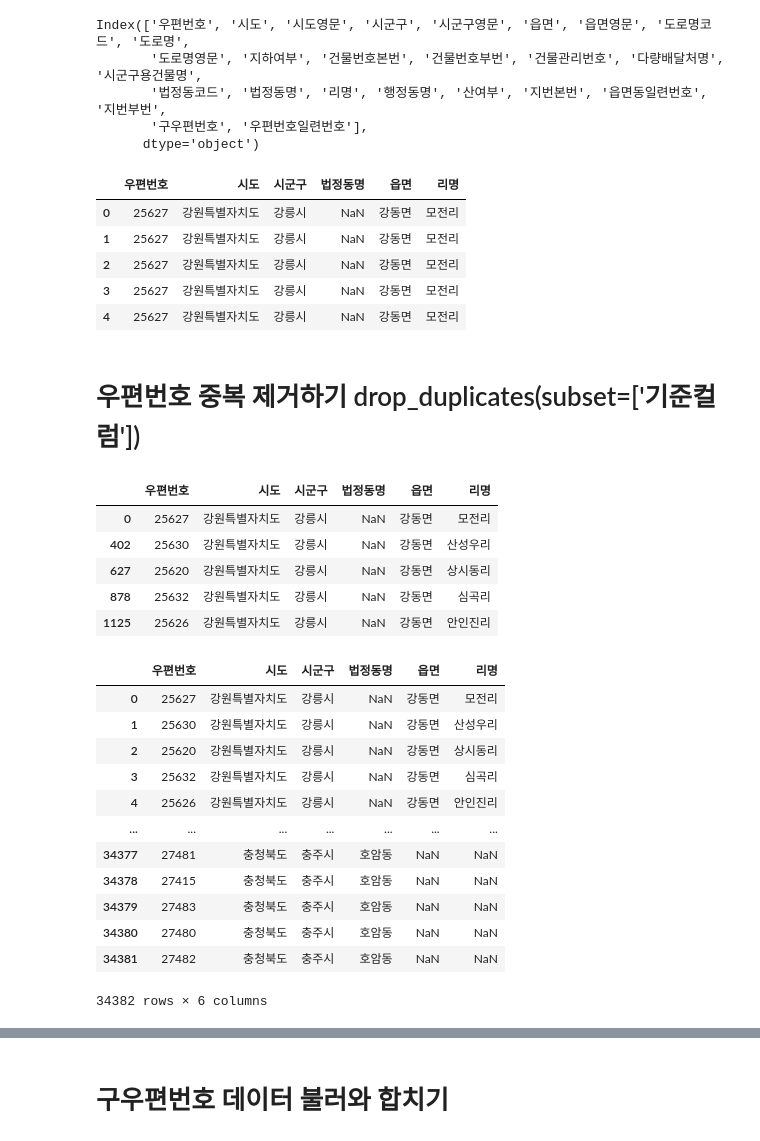
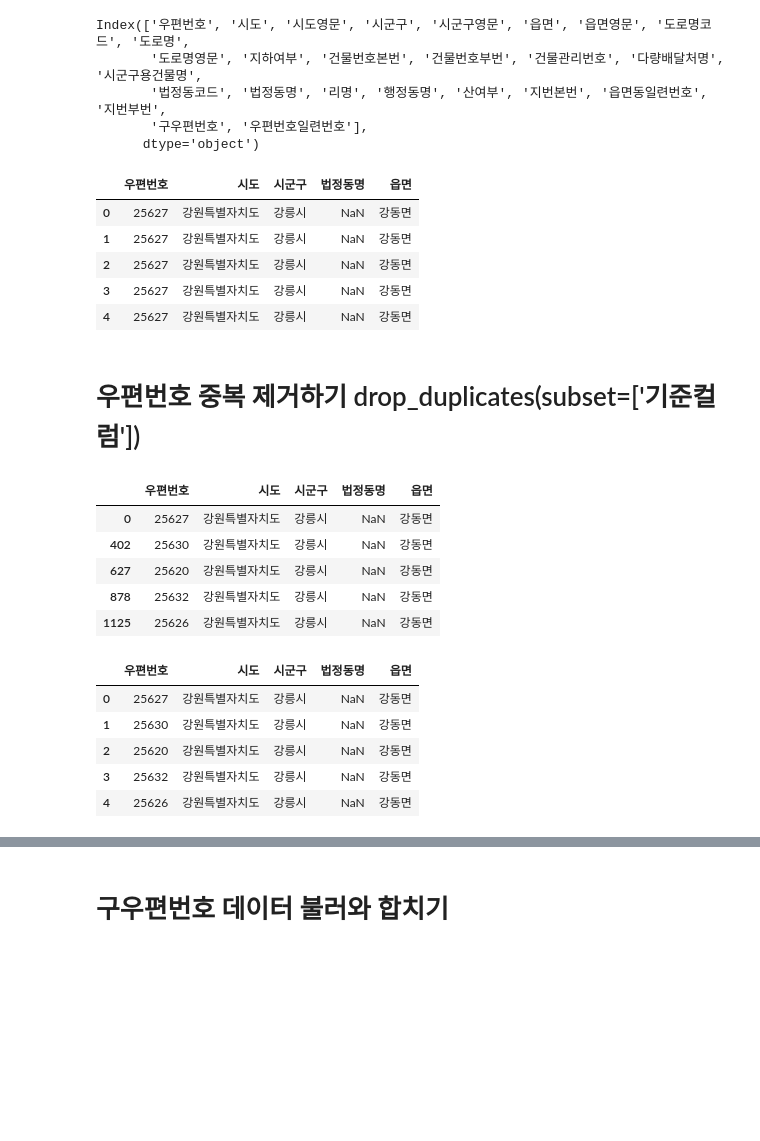
Before and after one commit to Minseos/-, a Jupyter notebook: 06_machine_learning/project2/회귀분석으로_집값예측하기_ver2.ipynb, the cells around one changed output, grey strips where cells are left out. Drawn from its saved outputs; the diff is of its cells as text; code cells hidden in the pictures; blank space fills up the shorter version.

```diff
--- a/06_machine_learning/project2/회귀분석으로_집값예측하기_ver2.ipynb
+++ b/06_machine_learning/project2/회귀분석으로_집값예측하기_ver2.ipynb
@@ -239,43 +254,37 @@ Index(['우편번호', '시도', '시도영문', '시군구', '시군구영문',
        '구우편번호', '우편번호일련번호'],
       dtype='object')
 # %%
-address_df = address_df[['우편번호', '시도', '시군구', '법정동명', '읍면', '리명']]
+address_df = address_df[['우편번호', '시도', '시군구', '법정동명', '읍면']]
 address_df.head()
 # %% [output]
-|  | 우편번호 | 시도 | 시군구 | 법정동명 | 읍면 | 리명 |
-| 0 | 25627 | 강원특별자치도 | 강릉시 | NaN | 강동면 | 모전리 |
-| 1 | 25627 | 강원특별자치도 | 강릉시 | NaN | 강동면 | 모전리 |
-| 2 | 25627 | 강원특별자치도 | 강릉시 | NaN | 강동면 | 모전리 |
-| 3 | 25627 | 강원특별자치도 | 강릉시 | NaN | 강동면 | 모전리 |
-| 4 | 25627 | 강원특별자치도 | 강릉시 | NaN | 강동면 | 모전리 |
+|  | 우편번호 | 시도 | 시군구 | 법정동명 | 읍면 |
+| 0 | 25627 | 강원특별자치도 | 강릉시 | NaN | 강동면 |
+| 1 | 25627 | 강원특별자치도 | 강릉시 | NaN | 강동면 |
+| 2 | 25627 | 강원특별자치도 | 강릉시 | NaN | 강동면 |
+| 3 | 25627 | 강원특별자치도 | 강릉시 | NaN | 강동면 |
+| 4 | 25627 | 강원특별자치도 | 강릉시 | NaN | 강동면 |
 # %% [markdown]
 # 우편번호 중복 제거하기 drop_duplicates(subset=['기준컬럼'])
 # %%
 address_df = address_df.drop_duplicates(subset=['우편번호'])
 address_df.head()
 # %% [output]
-|  | 우편번호 | 시도 | 시군구 | 법정동명 | 읍면 | 리명 |
-| 0 | 25627 | 강원특별자치도 | 강릉시 | NaN | 강동면 | 모전리 |
-| 402 | 25630 | 강원특별자치도 | 강릉시 | NaN | 강동면 | 산성우리 |
-| 627 | 25620 | 강원특별자치도 | 강릉시 | NaN | 강동면 | 상시동리 |
-| 878 | 25632 | 강원특별자치도 | 강릉시 | NaN | 강동면 | 심곡리 |
-| 1125 | 25626 | 강원특별자치도 | 강릉시 | NaN | 강동면 | 안인진리 |
+|  | 우편번호 | 시도 | 시군구 | 법정동명 | 읍면 |
+| 0 | 25627 | 강원특별자치도 | 강릉시 | NaN | 강동면 |
+| 402 | 25630 | 강원특별자치도 | 강릉시 | NaN | 강동면 |
+| 627 | 25620 | 강원특별자치도 | 강릉시 | NaN | 강동면 |
+| 878 | 25632 | 강원특별자치도 | 강릉시 | NaN | 강동면 |
+| 1125 | 25626 | 강원특별자치도 | 강릉시 | NaN | 강동면 |
 # %%
-address_df.reset_index(drop=True)
+address_df = address_df.reset_index(drop=True)
+address_df.head()
 # %% [output]
-|  | 우편번호 | 시도 | 시군구 | 법정동명 | 읍면 | 리명 |
-| 0 | 25627 | 강원특별자치도 | 강릉시 | NaN | 강동면 | 모전리 |
-| 1 | 25630 | 강원특별자치도 | 강릉시 | NaN | 강동면 | 산성우리 |
-| 2 | 25620 | 강원특별자치도 | 강릉시 | NaN | 강동면 | 상시동리 |
-| 3 | 25632 | 강원특별자치도 | 강릉시 | NaN | 강동면 | 심곡리 |
-| 4 | 25626 | 강원특별자치도 | 강릉시 | NaN | 강동면 | 안인진리 |
-| ... | ... | ... | ... | ... | ... | ... |
-| 34377 | 27481 | 충청북도 | 충주시 | 호암동 | NaN | NaN |
-| 34378 | 27415 | 충청북도 | 충주시 | 호암동 | NaN | NaN |
-| 34379 | 27483 | 충청북도 | 충주시 | 호암동 | NaN | NaN |
-| 34380 | 27480 | 충청북도 | 충주시 | 호암동 | NaN | NaN |
-| 34381 | 27482 | 충청북도 | 충주시 | 호암동 | NaN | NaN |
+|  | 우편번호 | 시도 | 시군구 | 법정동명 | 읍면 |
+| 0 | 25627 | 강원특별자치도 | 강릉시 | NaN | 강동면 |
+| 1 | 25630 | 강원특별자치도 | 강릉시 | NaN | 강동면 |
+| 2 | 25620 | 강원특별자치도 | 강릉시 | NaN | 강동면 |
+| 3 | 25632 | 강원특별자치도 | 강릉시 | NaN | 강동면 |
+| 4 | 25626 | 강원특별자치도 | 강릉시 | NaN | 강동면 |
-34382 rows × 6 columns
 # %%
 address_df.info()
 # %% [output]
```
Also changed, not shown: parts of 22 cells of this notebook, 4 other files.
